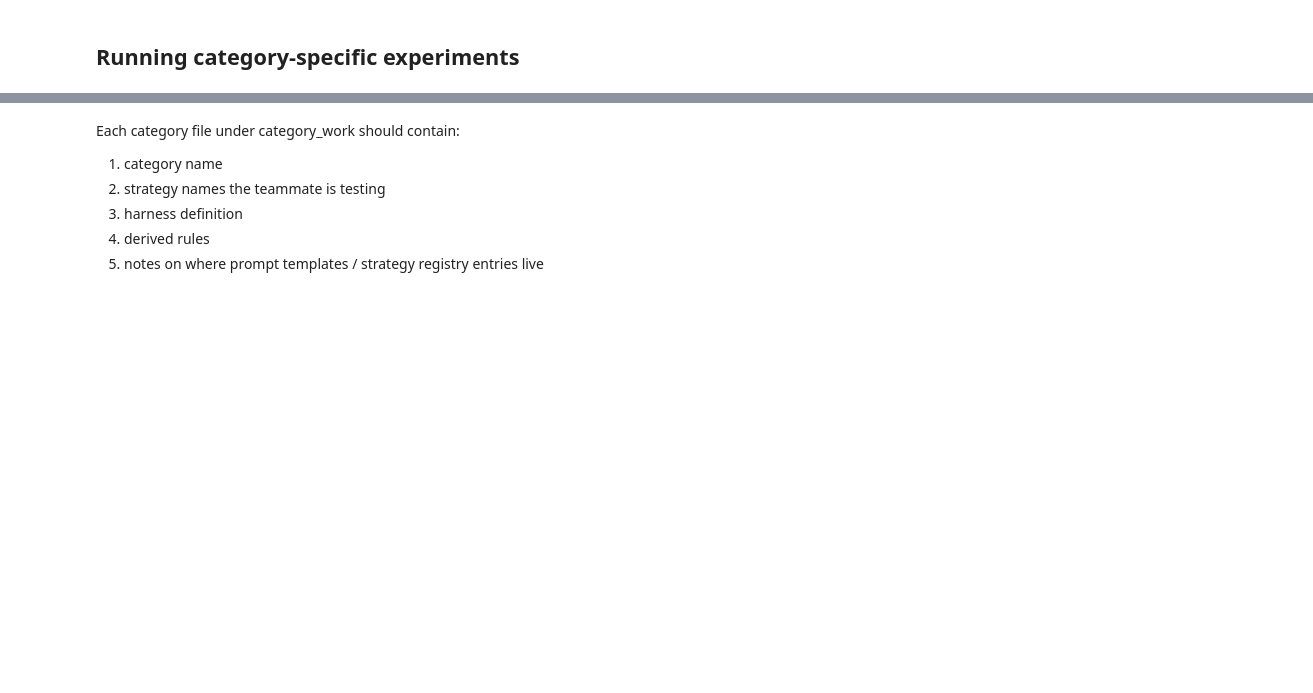
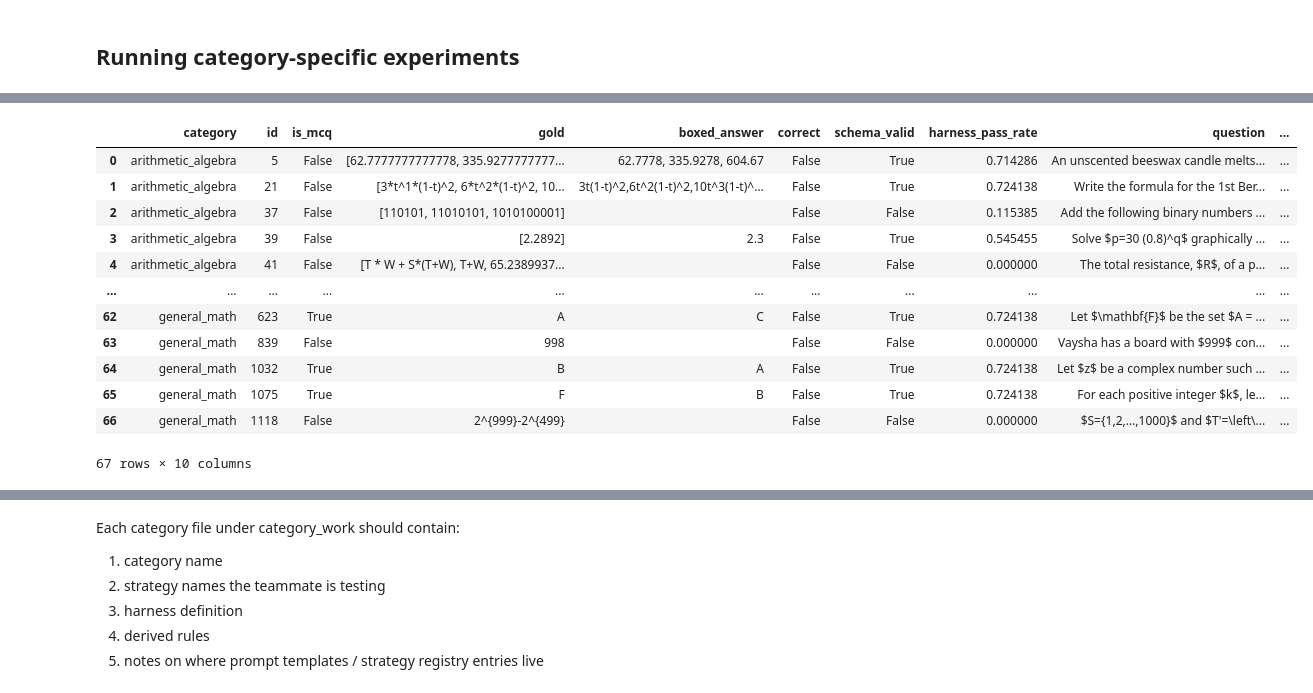
Before and after one commit to kyxz1813/CSE151B_Kaggle, a Jupyter notebook: Runner.ipynb, the cells around one changed output, grey strips where cells are left out. Saved outputs shown, nothing was run; the diff lists cells and outputs as text; code cells hidden in the pictures; blank space fills up the shorter version.

```diff
--- a/Runner.ipynb
+++ b/Runner.ipynb
@@ -1620,0 +2192,47 @@ print_ablation_wrong_rows(
+# %%
+all_wrong_rows = []
+
+for category in ABLATION_CATEGORIES:
+    wrong_df = ablation_wrong_rows_frame(
+        smoke_ablation,
+        category=category,
+        strategy_name="baseline3_adaptive_rules",
+        max_rows=50,
+        max_question_chars=800,
+        max_response_chars=1800,
+    )
+
+    if len(wrong_df) > 0:
+        wrong_df["category"] = category
+        all_wrong_rows.append(wrong_df)
+
+all_wrong_df = pd.concat(all_wrong_rows, ignore_index=True)
+
+display(all_wrong_df[
+    [
+        "category",
+        "id",
+        "is_mcq",
+        "gold",
+        "boxed_answer",
+        "correct",
+        "schema_valid",
+        "harness_pass_rate",
+        "question",
+        "response_tail",
+    ]
+])
+# %% [output]
+|  | category | id | is_mcq | gold | boxed_answer | correct | schema_valid | harness_pass_rate | question | ... |
+| 0 | arithmetic_algebra | 5 | False | [62.7777777777778, 335.9277777777... | 62.7778, 335.9278, 604.67 | False | True | 0.714286 | An unscented beeswax candle melts... | ... |
+| 1 | arithmetic_algebra | 21 | False | [3*t^1*(1-t)^2, 6*t^2*(1-t)^2, 10... | 3t(1-t)^2,6t^2(1-t)^2,10t^3(1-t)^... | False | True | 0.724138 | Write the formula for the 1st Ber... | ... |
+| 2 | arithmetic_algebra | 37 | False | [110101, 11010101, 1010100001] |  | False | False | 0.115385 | Add the following binary numbers ... | ... |
+| 3 | arithmetic_algebra | 39 | False | [2.2892] | 2.3 | False | True | 0.545455 | Solve $p=30 (0.8)^q$ graphically ... | ... |
+| 4 | arithmetic_algebra | 41 | False | [T * W + S*(T+W), T+W, 65.2389937... |  | False | False | 0.000000 | The total resistance, $R$, of a p... | ... |
+| ... | ... | ... | ... | ... | ... | ... | ... | ... | ... | ... |
+| 62 | general_math | 623 | True | A | C | False | True | 0.724138 | Let $\mathbf{F}$ be the set $A = ... | ... |
+| 63 | general_math | 839 | False | 998 |  | False | False | 0.000000 | Vaysha has a board with $999$ con... | ... |
+| 64 | general_math | 1032 | True | B | A | False | True | 0.724138 | Let $z$ be a complex number such ... | ... |
+| 65 | general_math | 1075 | True | F | B | False | True | 0.724138 | For each positive integer $k$, le... | ... |
+| 66 | general_math | 1118 | False | 2^{999}-2^{499} |  | False | False | 0.000000 | $S={1,2,...,1000}$ and $T'=\left\... | ... |
+67 rows × 10 columns
```
Also changed, not shown: parts of 49 cells of this notebook, 11 other files.
